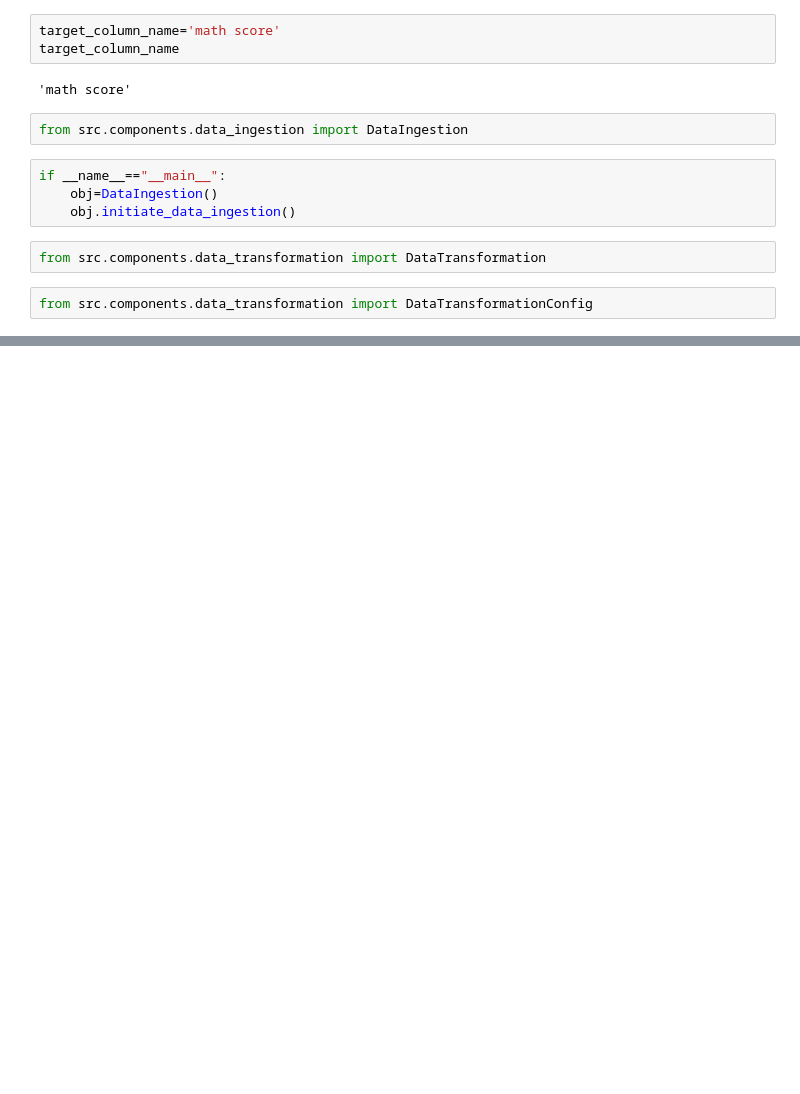
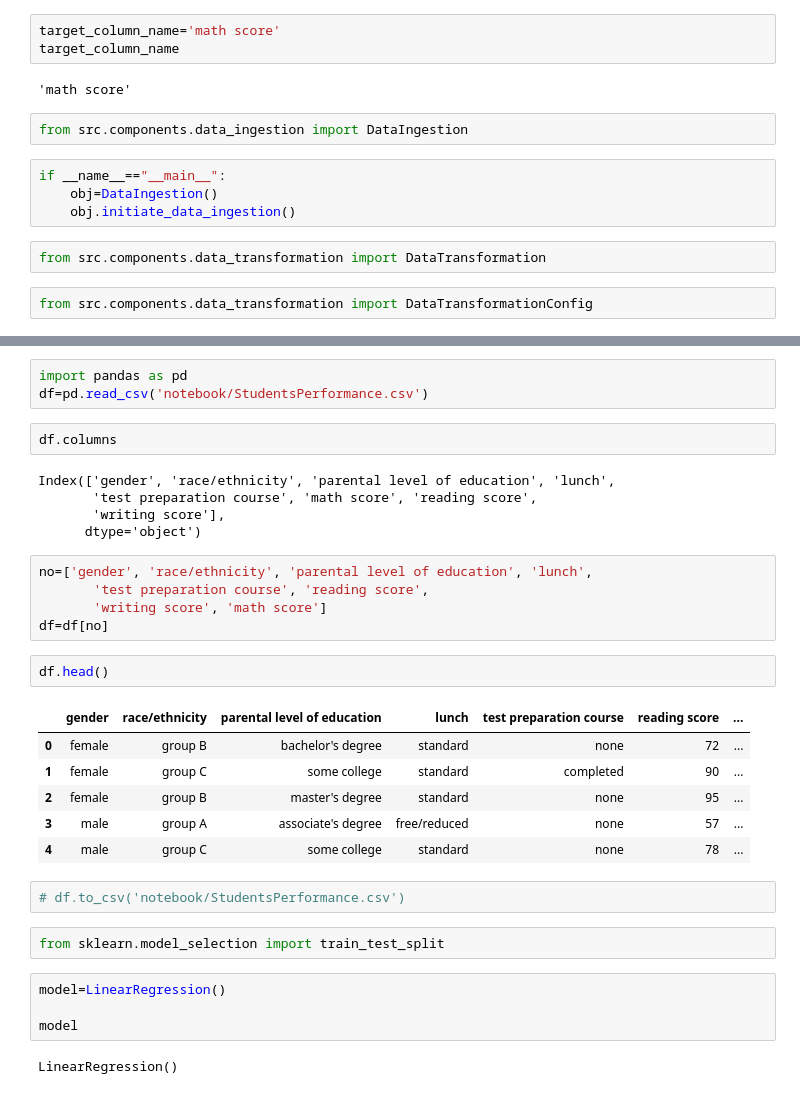
Before and after one commit to ravi-pandey-98/mlproject, a Jupyter notebook: main.ipynb, the cells around one changed output, grey strips where cells are left out. Drawn from its saved outputs; the diff is of its cells as text; blank space fills up the shorter version.

Commit message:
model trainer

```diff
--- a/main.ipynb
+++ b/main.ipynb
@@ -79,0 +180,34 @@ if __name__=="__main__":
+# %%
+import pandas as pd
+df=pd.read_csv('notebook/StudentsPerformance.csv')
+# %%
+df.columns
+# %% [output]
+Index(['gender', 'race/ethnicity', 'parental level of education', 'lunch',
+       'test preparation course', 'math score', 'reading score',
+       'writing score'],
+      dtype='object')
+# %%
+no=['gender', 'race/ethnicity', 'parental level of education', 'lunch',
+       'test preparation course', 'reading score',
+       'writing score', 'math score']
+df=df[no]
+# %%
+df.head()
+# %% [output]
+|  | gender | race/ethnicity | parental level of education | lunch | test preparation course | reading score | ... |
+| 0 | female | group B | bachelor's degree | standard | none | 72 | ... |
+| 1 | female | group C | some college | standard | completed | 90 | ... |
+| 2 | female | group B | master's degree | standard | none | 95 | ... |
+| 3 | male | group A | associate's degree | free/reduced | none | 57 | ... |
+| 4 | male | group C | some college | standard | none | 78 | ... |
+# %%
+# df.to_csv('notebook/StudentsPerformance.csv')
+# %%
+from sklearn.model_selection import train_test_split
+# %%
+model=LinearRegression()
+
+model
+# %% [output]
+LinearRegression()
```
Also changed, not shown: parts of 37 cells of this notebook, 12 other files.
